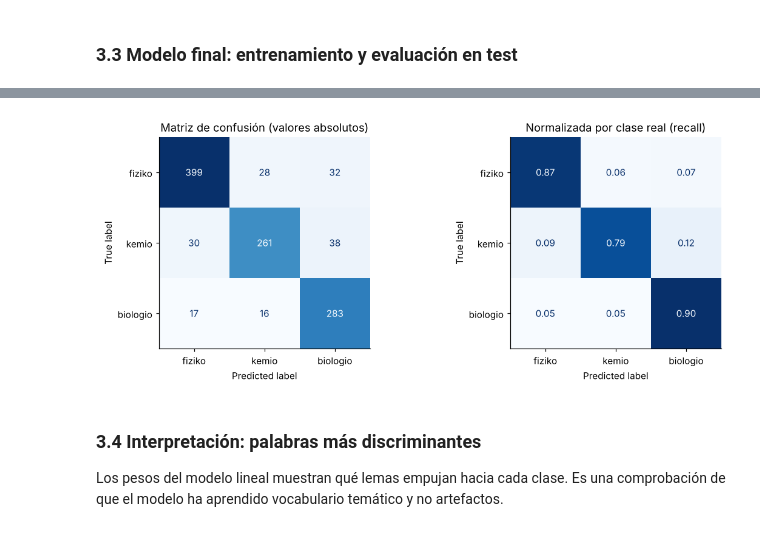
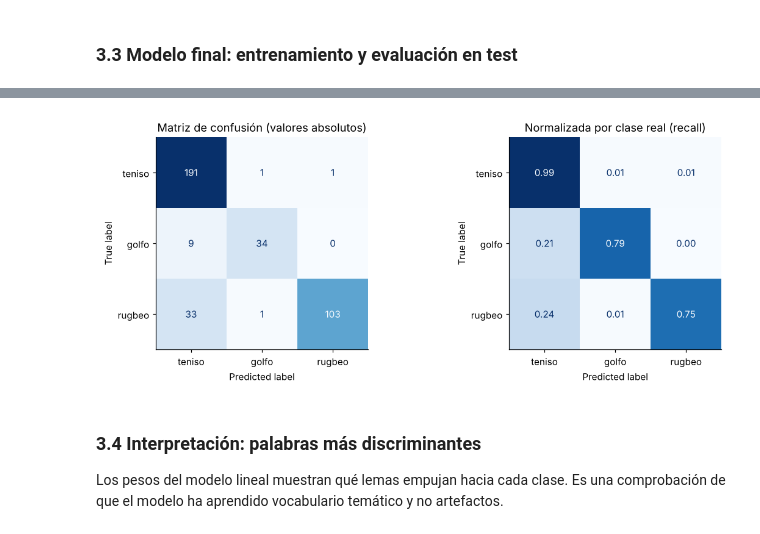
Before and after one commit to gonvt/Mineria-de-textos, a Jupyter notebook: notebooks/clasificacion_esperanto.ipynb, the cells around one changed output, grey strips where cells are left out. Saved outputs shown, nothing was run; the diff lists cells and outputs as text; code cells hidden in the pictures.

Commit message:
Cuaderno, README y guía actualizados para tenis, golf y rugby
Co-Authored-By: Claude Opus 5.5 <noreply@anthropic.com>
Claude-Session: https://claude.ai/code/session_01858jVZTCugoFbcXH4GiBLY

```diff
--- a/notebooks/clasificacion_esperanto.ipynb
+++ b/notebooks/clasificacion_esperanto.ipynb
@@ -446,13 +538,13 @@ resumen = df.groupby("class").agg(
     parrafos=("text", "size"),
     articulos=("title", "nunique"),
     palabras_media=("text", lambda s: s.str.split().str.len().mean()),
-).round(1).loc[list(CATEGORIES)]
+).round(1).loc[list(TOPICS)]
 display(resumen)
 
 fig, axes = plt.subplots(1, 3, figsize=(14, 3.6))
 resumen["parrafos"].plot.bar(ax=axes[0], color=[COLORES[c] for c in resumen.index], rot=0)
 axes[0].set_title("Párrafos por clase")
-for c in CATEGORIES:
+for c in TOPICS:
     df.loc[df["class"] == c, "text"].str.split().str.len().clip(upper=200).plot.hist(
         ax=axes[1], bins=40, alpha=0.55, color=COLORES[c], label=c)
 axes[1].set_title("Longitud de los párrafos (palabras)"); axes[1].legend()
@@ -475,5 +574,5 @@ train/test se hace por artículo.
 # %%
-for c in CATEGORIES:
+for c in TOPICS:
     ejemplo = df[df["class"] == c].sample(1, random_state=SEED).iloc[0]
     print(f"[{c}] ({ejemplo['title']})\n  {ejemplo['text'][:300]}\n")
 # %% [output]
@@ -531,0 +598,21 @@ Ejemplos:
+# %%
+RAICES_DOMINIO = {
+    "teniso": ["tenis", "raked", "servo", "seto", "ATP", "WTA", "Grand Slam", "Wimbledon",
+               "Roland", "Davis", "duobl", "unuopa", "turnir", "ludant", "matĉ"],
+    "golfo": ["golf", "truo", "bastono", "PGA", "Masters", "Ryder", "ludant",
+              "turnir", "ĉampion", "klub"],
+    "rugbeo": ["rugbe", "ludant", "teamo", "matĉ", "provo", "pokal", "ŝlem", "ligo",
+               "klub", "ĉampion", "Ses Nacioj", "turnir"],
+}
+patrones = {c: re.compile("|".join(map(re.escape, rs)), re.IGNORECASE) for c, rs in RAICES_DOMINIO.items()}
+df["sin_termino_de_dominio"] = [not patrones[c].search(t) for t, c in zip(df["text"], df["class"])]
+
+de_categoria = df[df["source"] == "kategorio"]
+ruido_heuristico = de_categoria.groupby("class")["sin_termino_de_dominio"].mean().mul(100).round(1)
+print("Párrafos de la categoría SIN ningún término de su deporte (%):")
+print(ruido_heuristico.reindex(list(TOPICS)).to_string(),
+      f"\nTotal: {de_categoria['sin_termino_de_dominio'].mean()*100:.1f} % "
+      f"({de_categoria['sin_termino_de_dominio'].sum()} párrafos)")
+print("\nEjemplos:")
+for t in de_categoria[de_categoria["sin_termino_de_dominio"]].sample(4, random_state=SEED)["text"]:
+    print(" ·", t[:160])
@@ -1436,9 +1536,12 @@ def make_vectorizer(ngram_range=(1, 1), min_df=2, max_df=0.9):
 def candidate_models():
     """Clasificadores ligeros (entrenan en segundos sin GPU)."""
     return {
-        "Naive Bayes": MultinomialNB(alpha=0.1),
-        "Regresión logística": LogisticRegression(C=10, max_iter=2000, random_state=SEED),
-        "SVM lineal": LinearSVC(C=1.0, random_state=SEED),
+        # El dataset está desbalanceado (mucho más tenis): NB con probabilidades
+        # a priori uniformes y los modelos lineales con pesos 'balanced'.
+        "Naive Bayes": MultinomialNB(alpha=0.1, fit_prior=False),
+        "Regresión logística": LogisticRegression(C=10, max_iter=2000, class_weight="balanced",
+                                                  random_state=SEED),
+        "SVM lineal": LinearSVC(C=1.0, class_weight="balanced", random_state=SEED),
     }
 
 
@@ -1673,15 +1776,15 @@ weighted avg      0.856     0.854     0.854      1104
 # %%
-clases = list(CATEGORIES)
+clases = list(TOPICS)
 fig, axes = plt.subplots(1, 2, figsize=(11, 4.2))
 ConfusionMatrixDisplay(confusion_matrix(y_test, y_pred, labels=clases), display_labels=clases).plot(
     ax=axes[0], cmap="Blues", colorbar=False)
 axes[0].set_title("Matriz de confusión (valores absolutos)")
 ConfusionMatrixDisplay(confusion_matrix(y_test, y_pred, labels=clases, normalize="true"),
                        display_labels=clases).plot(ax=axes[1], cmap="Blues", colorbar=False, values_format=".2f")
 axes[1].set_title("Normalizada por clase real (recall)")
 plt.tight_layout(); plt.show()
 # %% [output]
-[figure, old version]
+[figure, new version]
 # %% [markdown]
 ### 3.4 Interpretación: palabras más discriminantes
 
```
Also changed, not shown: parts of 40 cells of this notebook, 3 other files.
